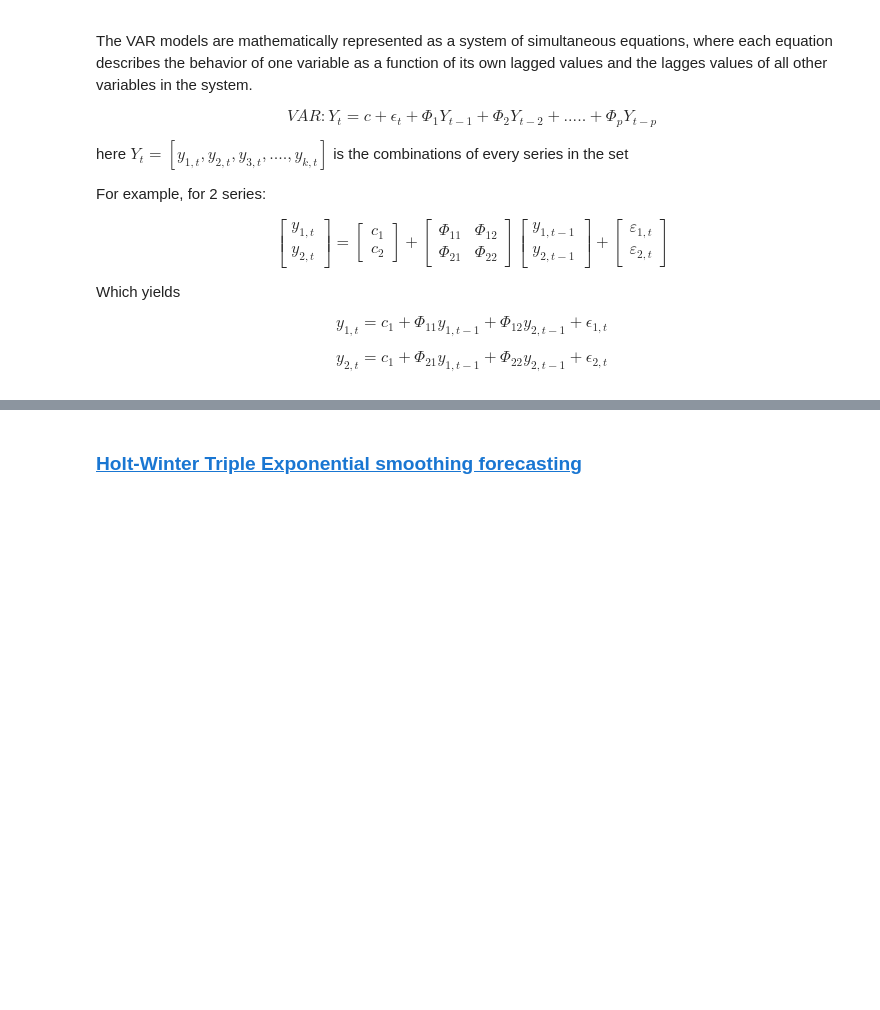
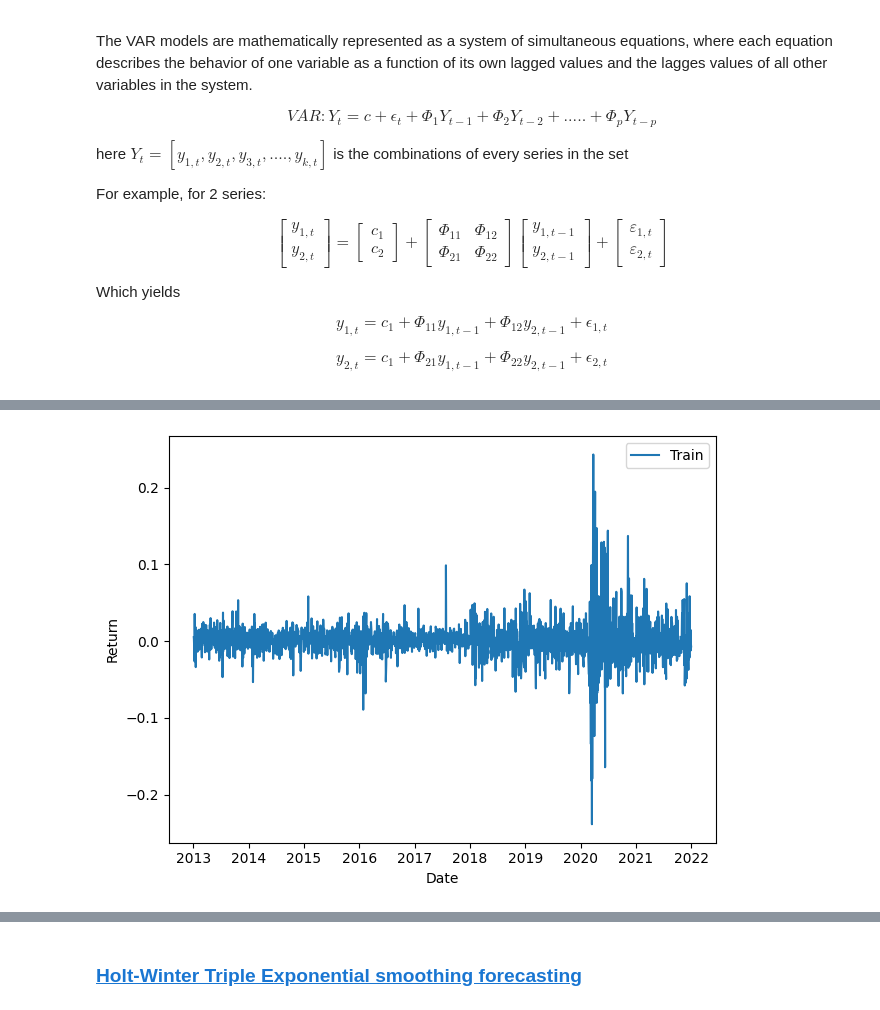
Before and after one commit to GinHikat/OmniTS_for_Stock, a Jupyter notebook: notebooks/track1_forecasting_benchmark.ipynb, the cells around one changed output, grey strips where cells are left out. Drawn from its saved outputs; the diff is of its cells as text; code cells hidden in the pictures; blank space fills up the shorter version.

```diff
--- a/notebooks/track1_forecasting_benchmark.ipynb
+++ b/notebooks/track1_forecasting_benchmark.ipynb
@@ -605,0 +636,10 @@ ARCH can be efficient as it needs many lags (q) to capture long memory, which wi
+# %%
+train['Return'] = train['Close'].pct_change()
+
+test['Return'] = test['Close'].pct_change()
+# %%
+sns.lineplot(x=train['Date'], y=train['Return'], label='Train')
+
+plt.tight_layout()
+# %% [output]
+[figure, added]
```
Also changed, not shown: parts of 21 cells of this notebook, 1 other file.
